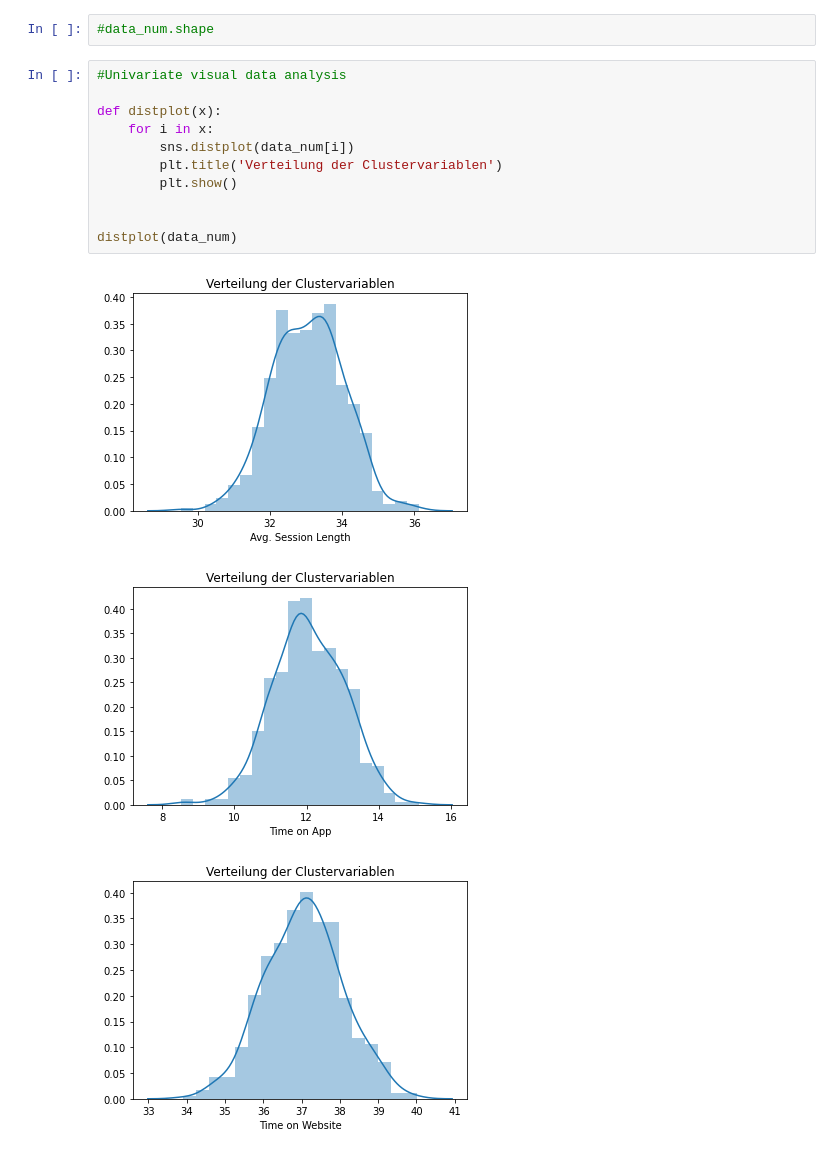
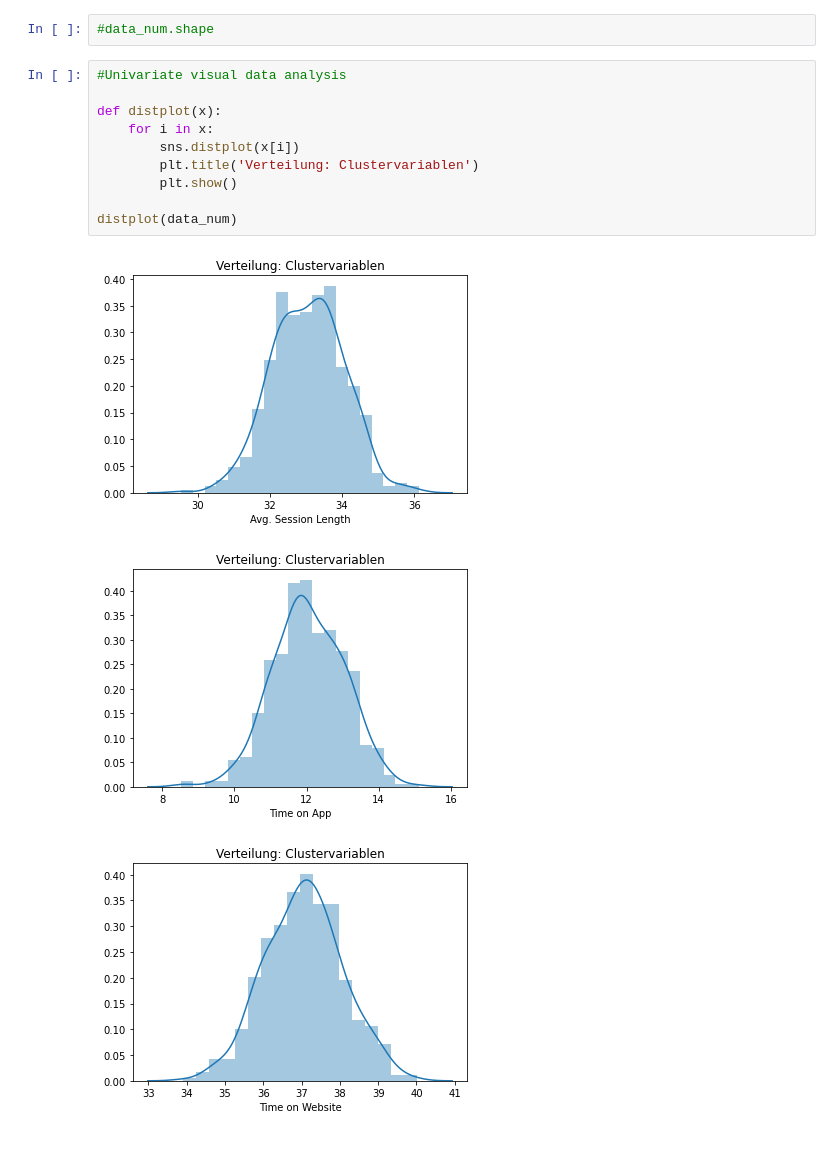
Before and after one commit to JustinSms/Ecommerce_Clustering_2, a Jupyter notebook: visualisation.ipynb, the cells around one changed output. Cells and saved outputs as stored; diff of their text form.

Commit message:
Update visualisation.ipynb
Max_15/01/2021_13:07

```diff
--- a/visualisation.ipynb
+++ b/visualisation.ipynb
@@ -16,15 +16,14 @@ data_cat = data[["Email","Address"]]
 # %%
 #Univariate visual data analysis
 
 def distplot(x):
     for i in x:
-        sns.distplot(data_num[i])
-        plt.title('Verteilung der Clustervariablen')
+        sns.distplot(x[i])
+        plt.title('Verteilung: Clustervariablen')
         plt.show()
 
-
 distplot(data_num)
 # %% [output]
-[figure, old version]
+[figure, new version]
-[figure, old version]
+[figure, new version]
-[figure, old version]
+[figure, new version]
```
Also changed, not shown: parts of 10 cells of this notebook.
